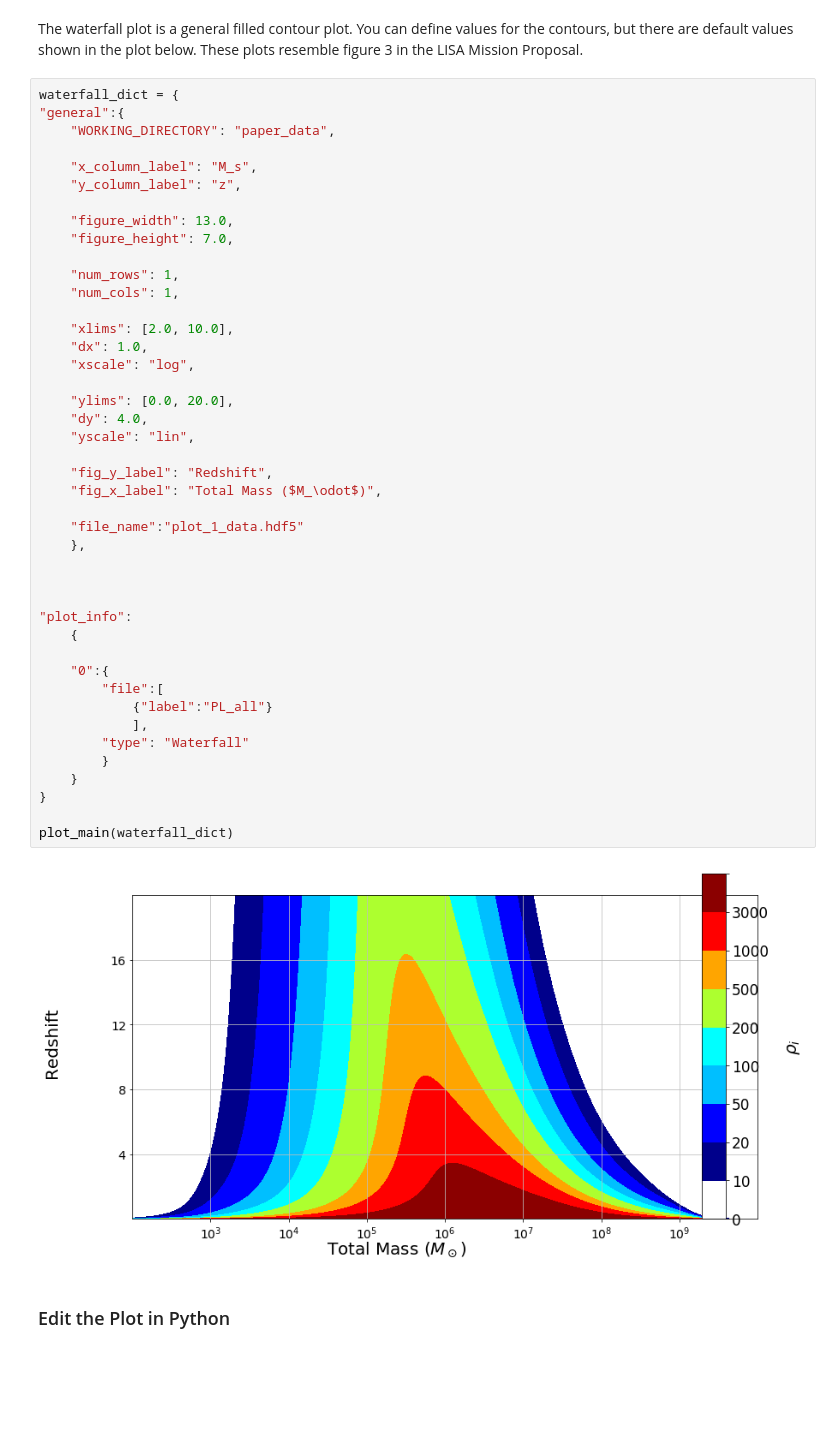
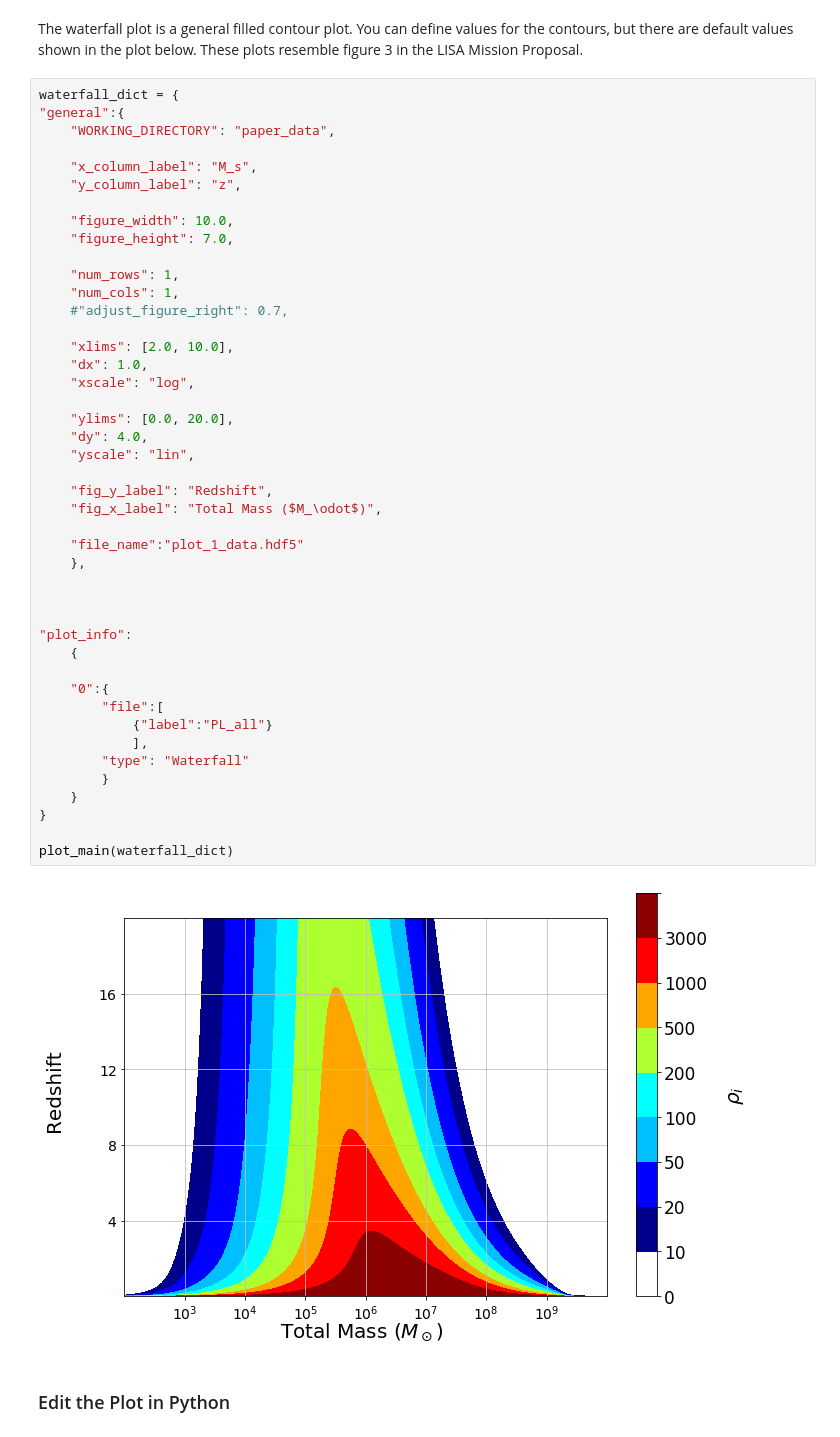
Before and after one commit to mikekatz04/BOWIE, a Jupyter notebook: BOWIE_basic_examples.ipynb, the cells around one changed output. Cells and saved outputs as stored; diff of their text form; blank space fills up the shorter version.

Commit message:
make_plot fixed adjust_right issue. basic examples fixed q -> a

```diff
--- a/BOWIE_basic_examples.ipynb
+++ b/BOWIE_basic_examples.ipynb
@@ -144,43 +144,44 @@ waterfall_dict = {
     "x_column_label": "M_s",
     "y_column_label": "z",
 
-    "figure_width": 13.0,
+    "figure_width": 10.0,
     "figure_height": 7.0,
 
     "num_rows": 1,
     "num_cols": 1,
+    #"adjust_figure_right": 0.7,
 
     "xlims": [2.0, 10.0],
     "dx": 1.0,
     "xscale": "log",
 
     "ylims": [0.0, 20.0],
     "dy": 4.0,
     "yscale": "lin",
 
     "fig_y_label": "Redshift",
     "fig_x_label": "Total Mass ($M_\odot$)",
 
     "file_name":"plot_1_data.hdf5"
     },
 
 
 
 "plot_info":
     {
 
     "0":{
         "file":[
             {"label":"PL_all"}
             ],
         "type": "Waterfall"
         }
     }
 }
 
 plot_main(waterfall_dict)
 # %% [output]
-[figure, old version]
+[figure, new version]
 # %% [markdown]
 ### Edit the Plot in Python
 # %% [markdown]
```
Also changed, not shown: parts of 2 cells of this notebook, 1 other file.
